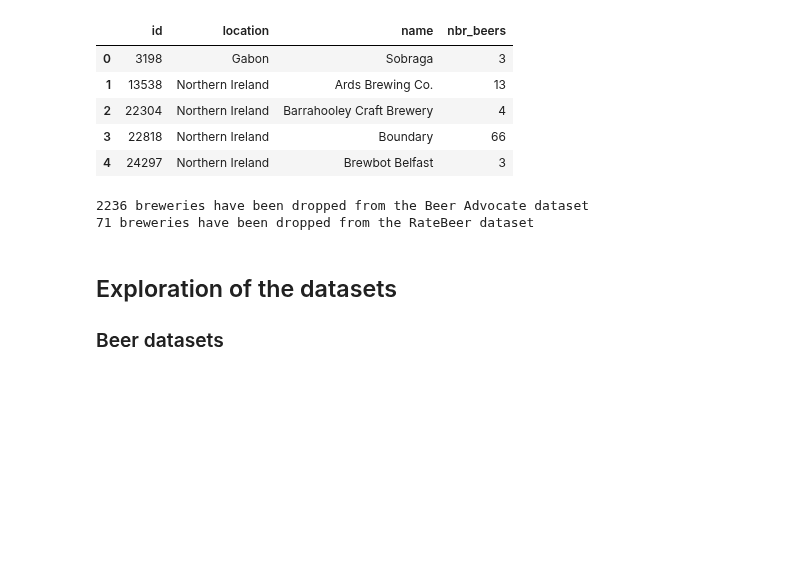
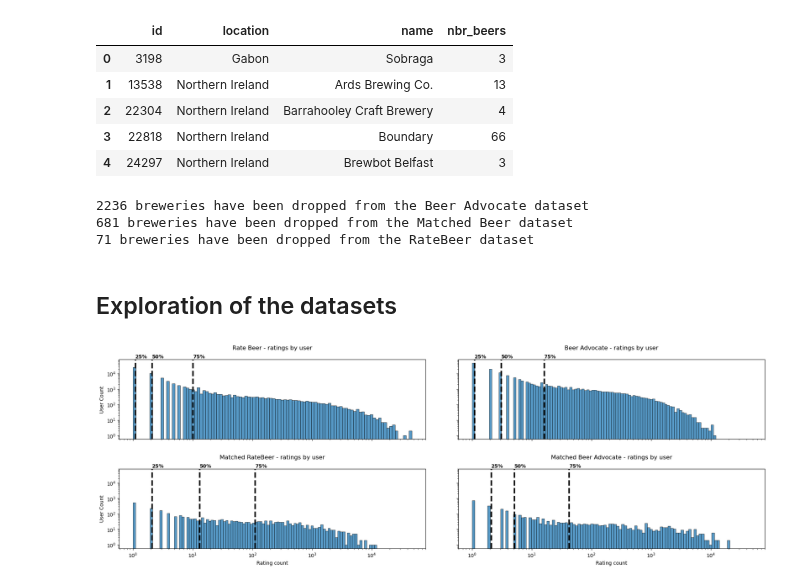
Before and after one commit to epfl-ada/ada-2022-project-hotchocolate, a Jupyter notebook: Notebook.ipynb, the cells around one changed output. Cells and saved outputs as stored; diff of their text form; code cells hidden in the pictures; blank space fills up the shorter version.

Commit message:
Add summary and histograms

```diff
--- a/Notebook.ipynb
+++ b/Notebook.ipynb
@@ -258,16 +282,40 @@ df_adv_breweries_wbeer=df_adv_breweries.drop(df_adv_breweries[df_adv_breweries['
 df_adv_breweries_wbeer['nbr_beers'].sort_values(ascending=True) #pq je fais ça lol ?
 print("{} breweries have been dropped from the Beer Advocate dataset".format((df_adv_breweries.shape[0]-df_adv_breweries_wbeer.shape[0])))
 
-#df_md_breweries_wbeer=df_md_breweries.drop(df_md_breweries[df_md_breweries['nbr_beers']==0].index)
-#df_md_breweries_wbeer['nbr_beers'].sort_values(ascending=True)
-#print("{} breweries have been dropped from the Matched Beer dataset".format((df_md_breweries.shape[0]-df_md_breweries_wbeer.shape[0])))
+df_md_breweries_wbeer=df_md_breweries.drop(df_md_breweries[df_md_breweries['rb_nbr_beers']==0].index)
+df_md_breweries_wbeer=df_md_breweries_wbeer.drop(df_md_breweries_wbeer[df_md_breweries_wbeer['ba_nbr_beers']==0].index)
+df_md_breweries_wbeer.sort_values(by="ba_nbr_beers",ascending=True)
+print("{} breweries have been dropped from the Matched Beer dataset".format((df_md_breweries.shape[0]-df_md_breweries_wbeer.shape[0])))
 
 df_rb_breweries_wbeer=df_rb_breweries.drop(df_rb_breweries[df_rb_breweries['nbr_beers']==0].index)
 df_rb_breweries_wbeer['nbr_beers'].sort_values(ascending=True)
 print("{} breweries have been dropped from the RateBeer dataset".format((df_rb_breweries.shape[0]-df_rb_breweries_wbeer.shape[0])))
 # %% [output]
 2236 breweries have been dropped from the Beer Advocate dataset
+681 breweries have been dropped from the Matched Beer dataset
 71 breweries have been dropped from the RateBeer dataset
 # %% [markdown]
+<a id='exploration'></a>
+
 ## Exploration of the datasets
-### Beer datasets
+# %%
+#Histograms
+#Users binned by rating count
+quantiles = [0.25, 0.5, 0.75]
+titles = ['Rate Beer - ratings by user', 'Beer Advocate - ratings by user', 'Matched RateBeer - ratings by user','Matched Beer Advocate - ratings by user']
+plot_data = [df_rb_users.nbr_ratings, df_adv_users.nbr_ratings, df_md_users.ba_nbr_ratings,df_md_users.rb_nbr_ratings]
+
+
+fig, axes = plt.subplots(2, 2, figsize=(20, 7),sharey=True,sharex=True)
+fig.tight_layout(pad=5)
+for i,datum in enumerate(plot_data):
+    sns.histplot(ax=axes.flat[i],data=datum,bins=100,log_scale=(True,True))
+    axes.flat[i].set_xlabel("Rating count")
+    axes.flat[i].set_ylabel("User Count")
+    axes.flat[i].set_title(titles[i], pad=20)
+    for q in quantiles:
+        #Offset of 0.1 so it is more lisible
+        axes.flat[i].axvline(plot_data[i].quantile(q)+0.1, 0, 1, color="black", ls='--',linewidth=3)
+        axes.flat[i].text(plot_data[i].quantile(q)+0.1, 1e5, str(int(q*100))+'%', horizontalalignment='left', size='medium', color='black', weight='semibold')
+# %% [output]
+[figure, added]
```
Also changed, not shown: parts of 15 cells of this notebook.
